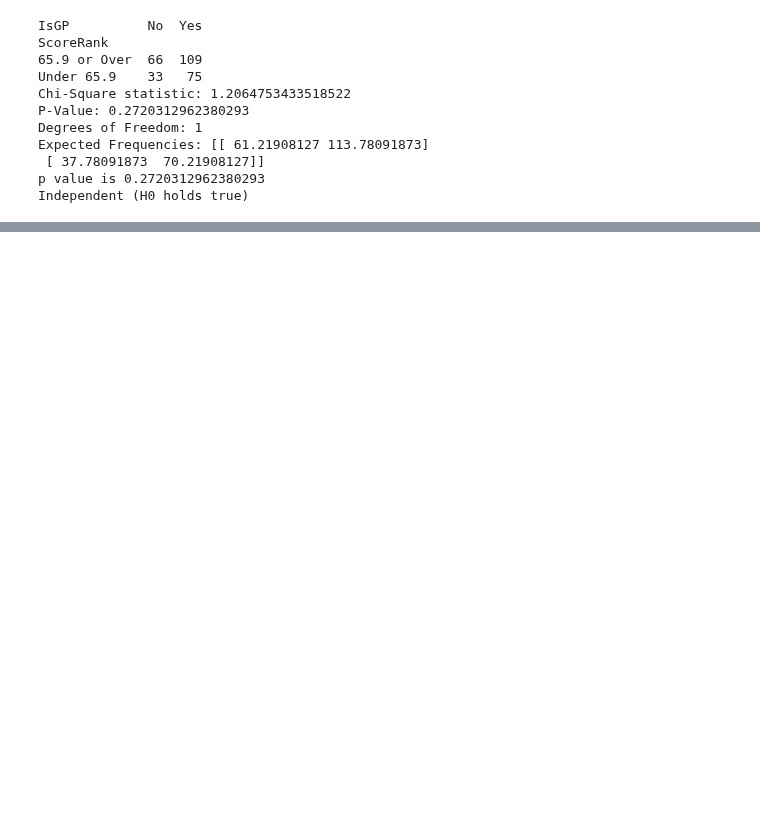
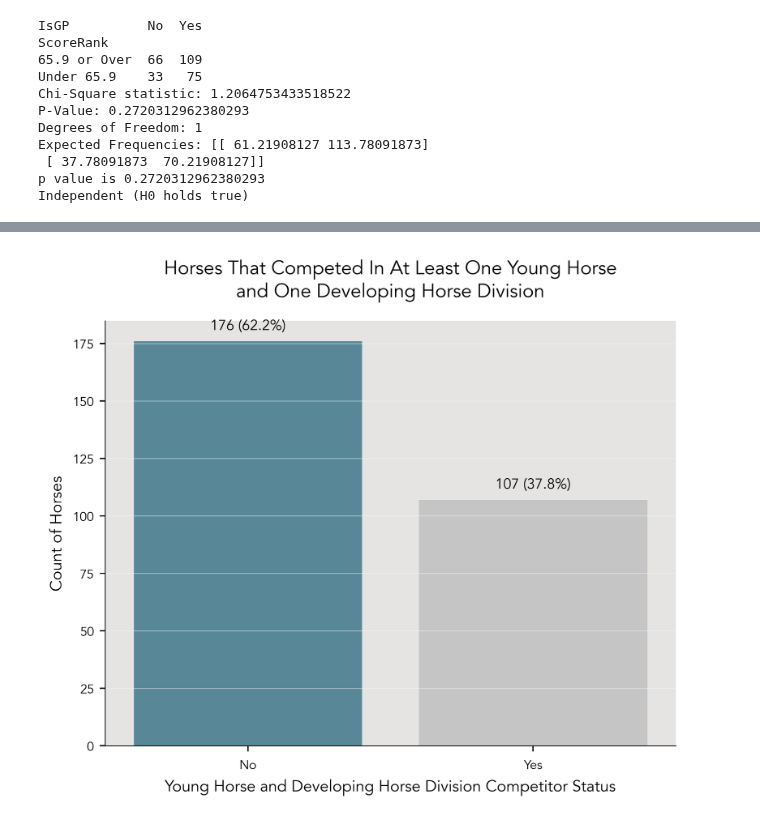
Before and after one commit to siobyrne/young-dressage-horse-program-analysis, a Jupyter notebook: developinghorse.ipynb, the cells around one changed output, grey strips where cells are left out. Saved outputs shown, nothing was run; the diff lists cells and outputs as text; code cells hidden in the pictures; blank space fills up the shorter version.

```diff
--- a/developinghorse.ipynb
+++ b/developinghorse.ipynb
@@ -311,0 +328,26 @@ Independent (H0 holds true)
+# %%
+#  create a countplot to visualize CDI vs non-CDI horse data
+
+# set options for countplot
+ax = sns.countplot(
+   x = 'BothDivisions',
+   data = yh_and_dh,
+   palette = ['#0d6a87', '#b7b8b8'],
+   alpha = .7,
+   order = yh_and_dh['BothDivisions'].value_counts().index
+)
+
+# add annotation for count and percentage of CDI vs non-CDI
+for p in ax.patches:
+    ax.annotate("{:0,.0f} ({:,.1f}%)".format(p.get_height(), p.get_height()*100/dev_horse_count), (p.get_x() + p.get_width()/2, p.get_height() + 3), ha = 'center', va = 'bottom', fontsize=9)
+
+# set title, xlabel, and ylabel
+plt.title('Horses That Competed In At Least One Young Horse\nand One Developing Horse Division')
+plt.xlabel('Young Horse and Developing Horse Division Competitor Status')
+plt.ylabel('Count of Horses')
+
+# save and show figure
+plt.savefig('images/yh-and-dh-competitors.png')
+plt.show()
+# %% [output]
+[figure, added]
```
Also changed, not shown: parts of 13 cells of this notebook, 13 other files.
